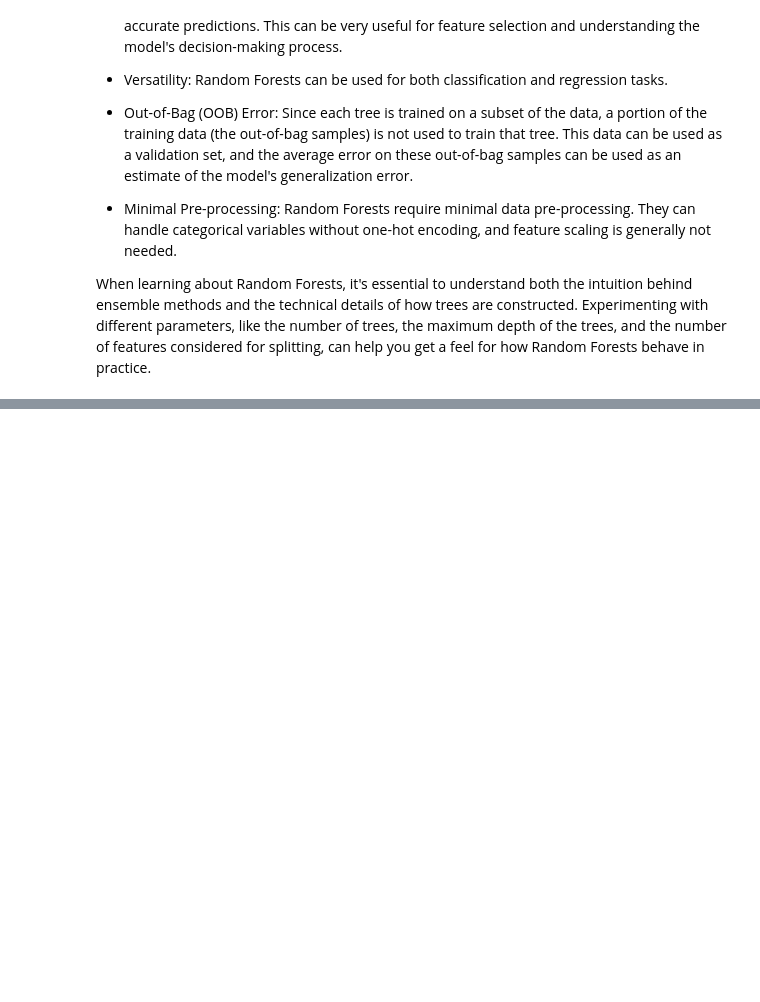
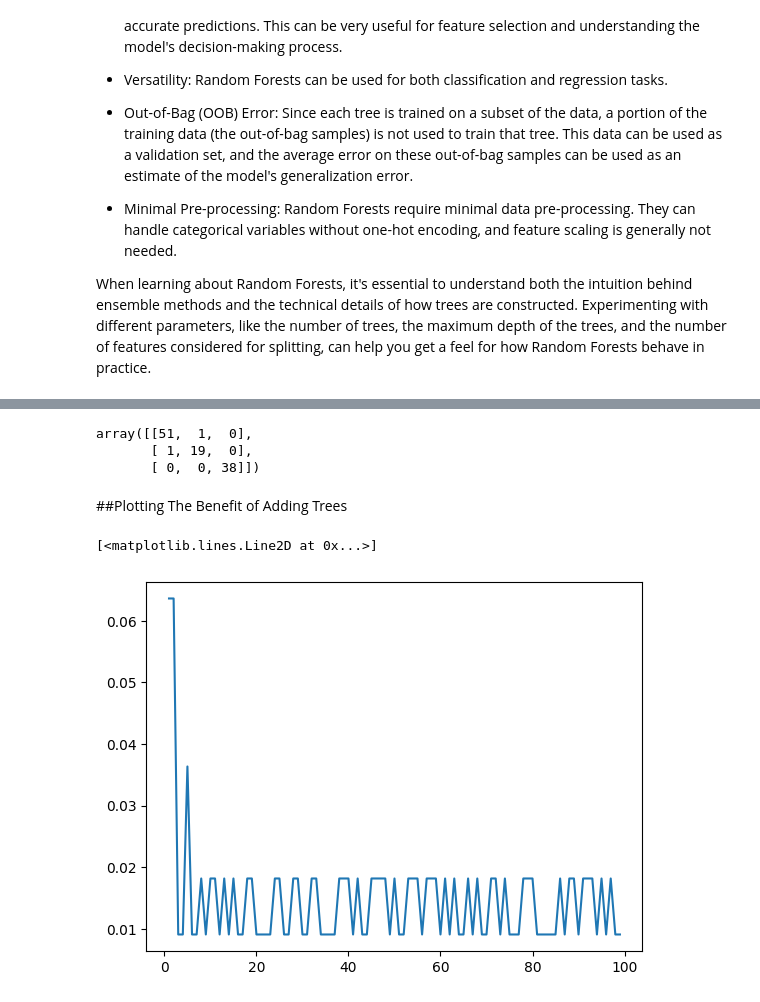
Before and after one commit to Metallicode/Math, a Jupyter notebook: Random_Forests.ipynb, the cells around one changed output, grey strips where cells are left out. Cells and saved outputs as stored; diff of their text form; code cells hidden in the pictures; blank space fills up the shorter version.

```diff
--- a/Random_Forests.ipynb
+++ b/Random_Forests.ipynb
@@ -61,0 +186,2 @@ When learning about Random Forests, it's essential to understand both the intuit
+# %%
+grid_model.fit(X_train_scaled, y_train)
@@ -61,0 +192,5 @@ When learning about Random Forests, it's essential to understand both the intuit
+# %%
+final_model = RandomForestClassifier(bootstrap=True,max_features=2,
+                                     n_estimators=20,oob_score=False)
+# %%
+final_model.fit(X_train_scaled, y_train)
@@ -61,0 +213,8 @@ When learning about Random Forests, it's essential to understand both the intuit
+# %%
+confusion_matrix(y_test, final_y_preds)
+# %% [output]
+array([[51,  1,  0],
+       [ 1, 19,  0],
+       [ 0,  0, 38]])
+# %% [markdown]
+##Plotting The Benefit of Adding Trees
@@ -61,0 +223,18 @@ When learning about Random Forests, it's essential to understand both the intuit
+# %%
+errors=[]
+mis_class=[]
+
+
+for i in range(1,100):
+  test_model = RandomForestClassifier(n_estimators=i)
+  test_model.fit(X_train_scaled, y_train)
+  test_preds = test_model.predict(X_test_scaled)
+  err = 1 - accuracy_score(y_test, test_preds)
+  miss = np.sum(y_test!=test_preds)
+  errors.append(err)
+  mis_class.append(miss)
+# %%
+plt.plot(range(1,100), errors)
+# %% [output]
+[<matplotlib.lines.Line2D at 0x...>]
+[figure, added]
```
Also changed, not shown: parts of 43 cells of this notebook.
